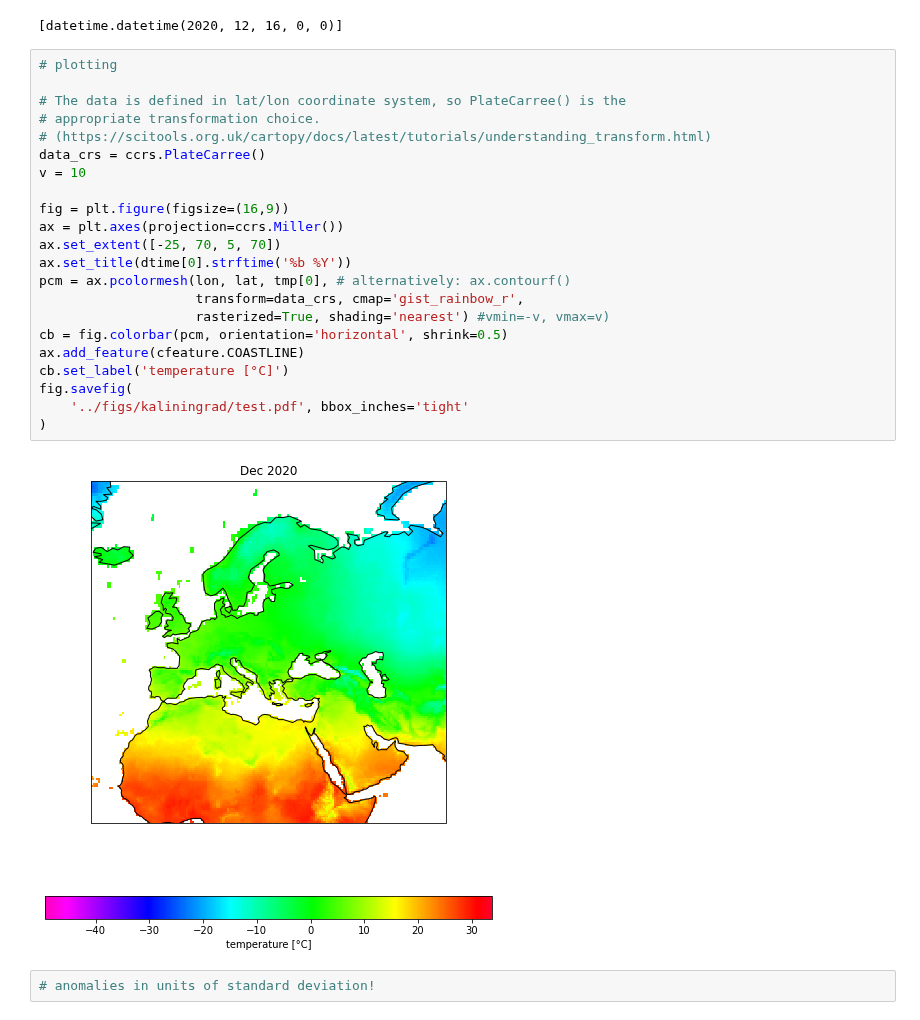
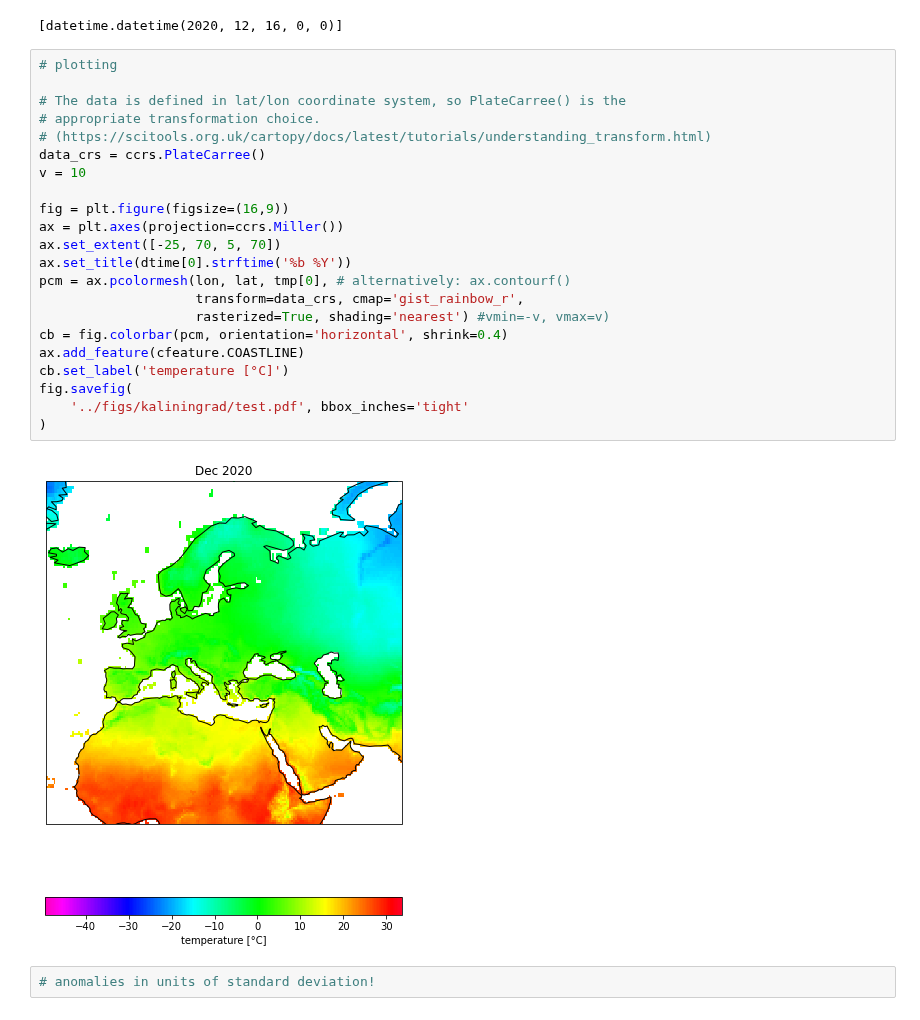
Before and after one commit to gtlab-barcelona/robert, a Jupyter notebook: anomalies/code/3-anomalies-maps.ipynb, the cells around one changed output. Saved outputs shown, nothing was run; the diff lists cells and outputs as text.

```diff
--- a/anomalies/code/3-anomalies-maps.ipynb
+++ b/anomalies/code/3-anomalies-maps.ipynb
@@ -82,26 +82,26 @@ dtime
 # %%
 # plotting
 
 # The data is defined in lat/lon coordinate system, so PlateCarree() is the
 # appropriate transformation choice.
 # (https://scitools.org.uk/cartopy/docs/latest/tutorials/understanding_transform.html)
 data_crs = ccrs.PlateCarree()
 v = 10
 
 fig = plt.figure(figsize=(16,9))
 ax = plt.axes(projection=ccrs.Miller())
 ax.set_extent([-25, 70, 5, 70])
 ax.set_title(dtime[0].strftime('%b %Y'))
 pcm = ax.pcolormesh(lon, lat, tmp[0], # alternatively: ax.contourf()
                     transform=data_crs, cmap='gist_rainbow_r',
                     rasterized=True, shading='nearest') #vmin=-v, vmax=v)
-cb = fig.colorbar(pcm, orientation='horizontal', shrink=0.5)
+cb = fig.colorbar(pcm, orientation='horizontal', shrink=0.4)
 ax.add_feature(cfeature.COASTLINE)
 cb.set_label('temperature [°C]')
 fig.savefig(
     '../figs/kaliningrad/test.pdf', bbox_inches='tight'
 )
 # %% [output]
-[figure, old version]
+[figure, new version]
 # %%
 # anomalies in units of standard deviation!
```
